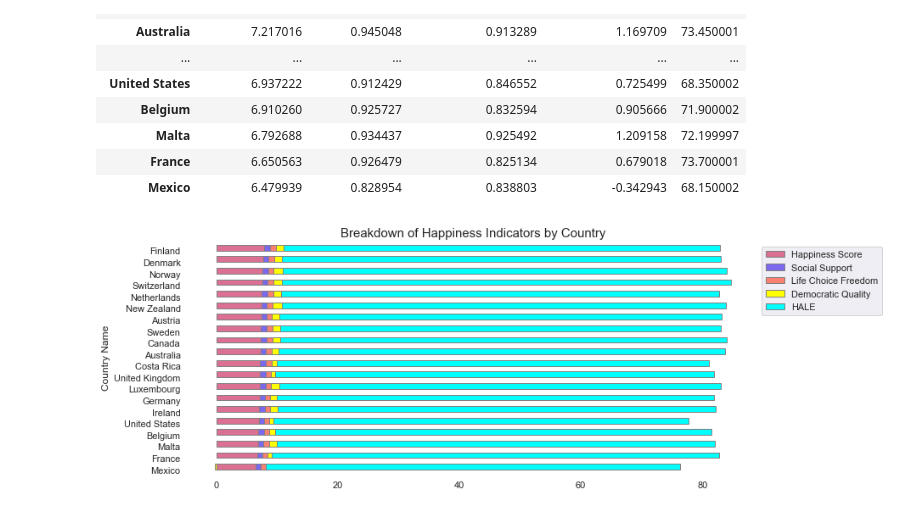
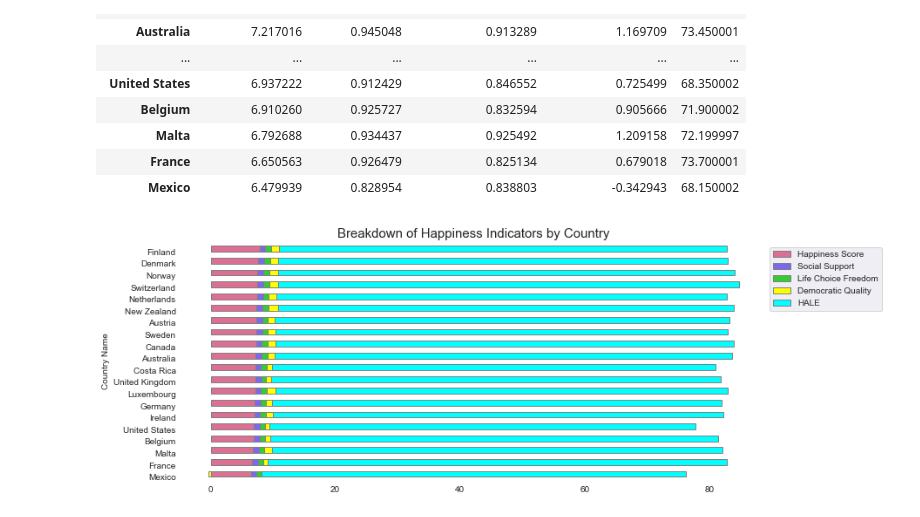
Before and after one commit to miheep8938/Veritas-Collective, a Jupyter notebook: Valdes-Wrangle.ipynb, the cells around one changed output. Drawn from its saved outputs; the diff is of its cells as text; code cells hidden in the pictures.

```diff
--- a/Valdes-Wrangle.ipynb
+++ b/Valdes-Wrangle.ipynb
@@ -384,12 +384,12 @@ top_20
 # %%
 # Create a bar chart based upon the above data
 
 
-ax = top_20.sort_values("Happiness Score", ascending=True).plot.barh(stacked=True, align='edge', width=.5, color=['palevioletred', 'mediumslateblue', 'salmon', 'yellow', 'cyan'], edgecolor='gray')
+ax = top_20.sort_values("Happiness Score", ascending=True).plot.barh(stacked=True, align='edge', width=.5, color=['palevioletred', 'mediumslateblue', 'limegreen', 'yellow', 'cyan'], edgecolor='gray')
 
 ax.set_facecolor("white")
 ax.legend(bbox_to_anchor=(1, 1))
 ax.set_title("Breakdown of Happiness Indicators by Country", size =15)
 plt.rcParams["figure.figsize"] = (12,5)
 # %% [output]
-[figure, old version]
+[figure, new version]
```
Also changed, not shown: parts of 10 cells of this notebook, 1 other file.
